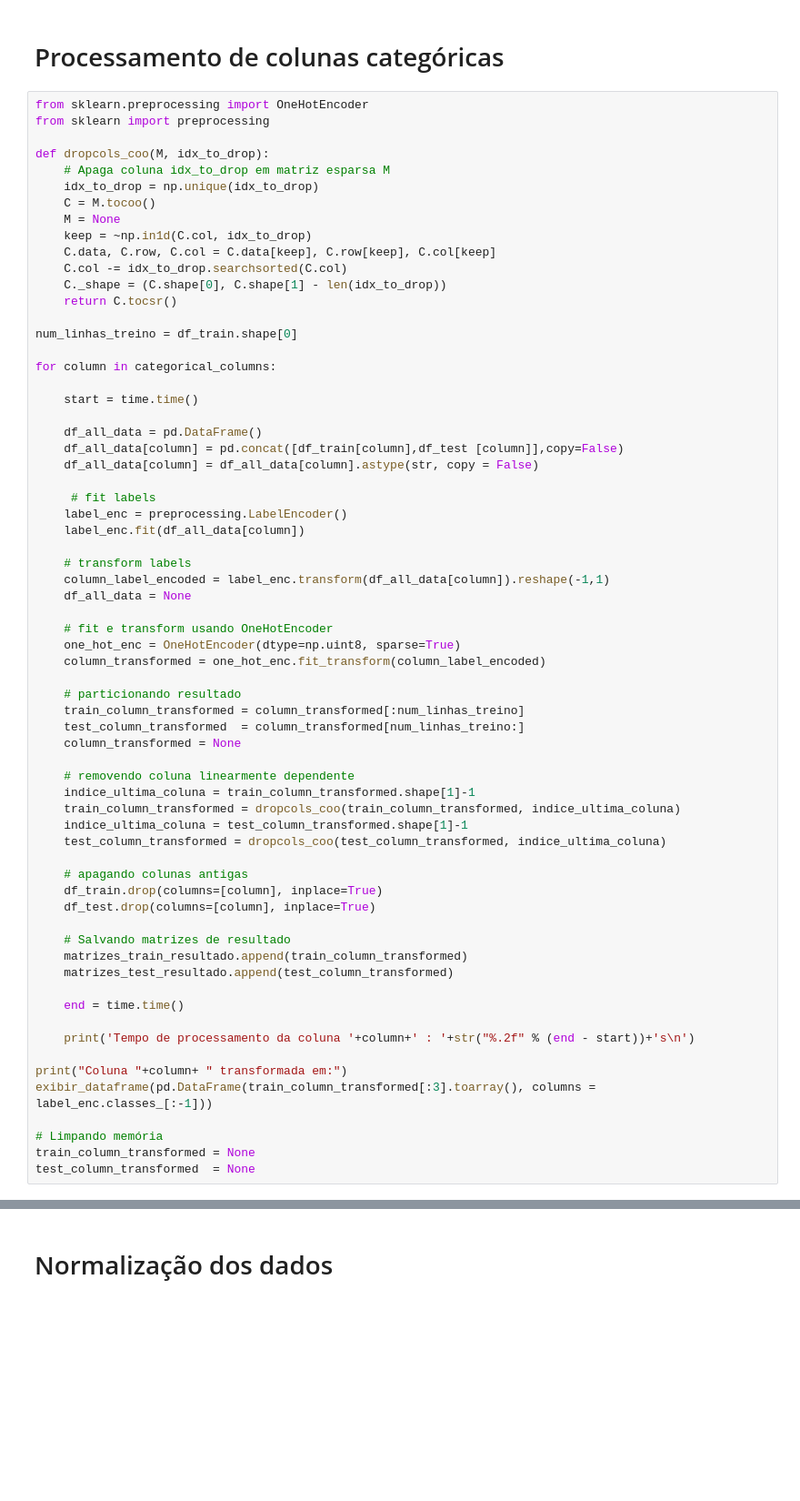
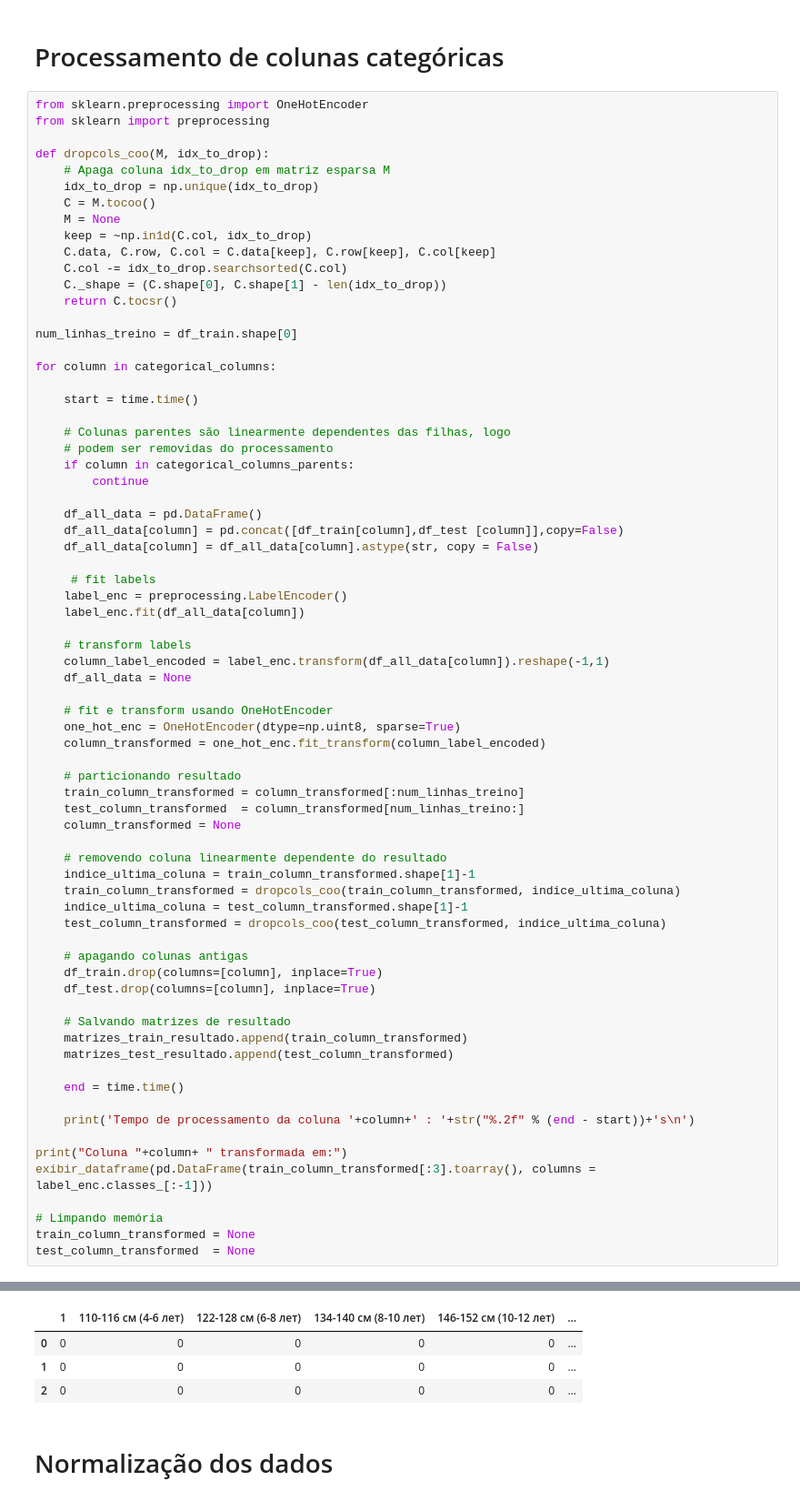
Before and after one commit to vinicius-alves/Kaggle-Avito-Challenge, a Jupyter notebook: notebook pré-processamento.ipynb, the cells around one changed output, grey strips where cells are left out. Shown at 91% size. Drawn from its saved outputs; the diff is of its cells as text; blank space fills up the shorter version.

```diff
--- a/notebook pré-processamento.ipynb
+++ b/notebook pré-processamento.ipynb
@@ -355,6 +365,11 @@ num_linhas_treino = df_train.shape[0]
 for column in categorical_columns:
 
     start = time.time()
+
+    # Colunas parentes são linearmente dependentes das filhas, logo
+    # podem ser removidas do processamento
+    if column in categorical_columns_parents:
+        continue
 
     df_all_data = pd.DataFrame()
     df_all_data[column] = pd.concat([df_train[column],df_test [column]],copy=False)
@@ -377,7 +392,7 @@ for column in categorical_columns:
     test_column_transformed  = column_transformed[num_linhas_treino:]
     column_transformed = None
 
-    # removendo coluna linearmente dependente
+    # removendo coluna linearmente dependente do resultado
     indice_ultima_coluna = train_column_transformed.shape[1]-1
     train_column_transformed = dropcols_coo(train_column_transformed, indice_ultima_coluna)
     indice_ultima_coluna = test_column_transformed.shape[1]-1
@@ -401,3 +416,4 @@ exibir_dataframe(pd.DataFrame(train_column_transformed[:3].toarray(), columns =
 # Limpando memória
 train_column_transformed = None
 test_column_transformed  = None
+# %% [output]
@@ -404,3 +429,7 @@ test_column_transformed  = None
+|  | 1 | 110-116 см (4-6 лет) | 122-128 см (6-8 лет) | 134-140 см (8-10 лет) | 146-152 см (10-12 лет) | ... |
+| 0 | 0 | 0 | 0 | 0 | 0 | ... |
+| 1 | 0 | 0 | 0 | 0 | 0 | ... |
+| 2 | 0 | 0 | 0 | 0 | 0 | ... |
 # %% [markdown]
 # Normalização dos dados
 # %%
```
Also changed, not shown: parts of 11 cells of this notebook, 3 other files.
